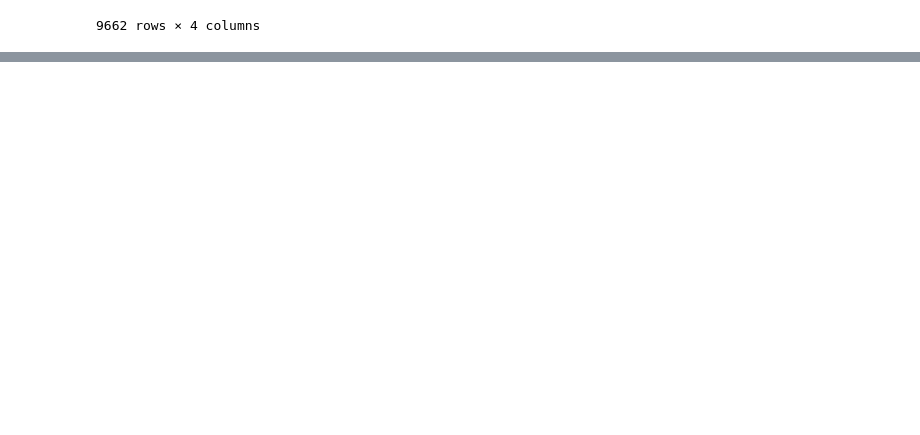
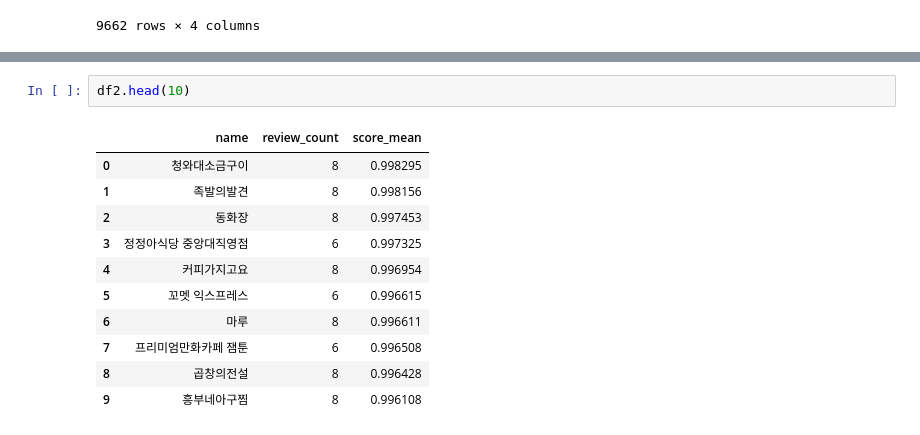
Before and after one commit to dbwlgns15/FOOD_FINDER, a Jupyter notebook: FOOD_FINDER_감성분석후맛집추천.ipynb, the cells around one changed output, grey strips where cells are left out. Cells and saved outputs as stored; diff of their text form; blank space fills up the shorter version.

```diff
--- a/FOOD_FINDER_감성분석후맛집추천.ipynb
+++ b/FOOD_FINDER_감성분석후맛집추천.ipynb
@@ -138,0 +161,14 @@ df
+# %%
+df2.head(10)
+# %% [output]
+|  | name | review_count | score_mean |
+| 0 | 청와대소금구이 | 8 | 0.998295 |
+| 1 | 족발의발견 | 8 | 0.998156 |
+| 2 | 동화장 | 8 | 0.997453 |
+| 3 | 정정아식당 중앙대직영점 | 6 | 0.997325 |
+| 4 | 커피가지고요 | 8 | 0.996954 |
+| 5 | 꼬멧 익스프레스 | 6 | 0.996615 |
+| 6 | 마루 | 8 | 0.996611 |
+| 7 | 프리미엄만화카페 잼툰 | 6 | 0.996508 |
+| 8 | 곱창의전설 | 8 | 0.996428 |
+| 9 | 흥부네아구찜 | 8 | 0.996108 |
```
Also changed, not shown: parts of 3 cells of this notebook, 5 other files.
